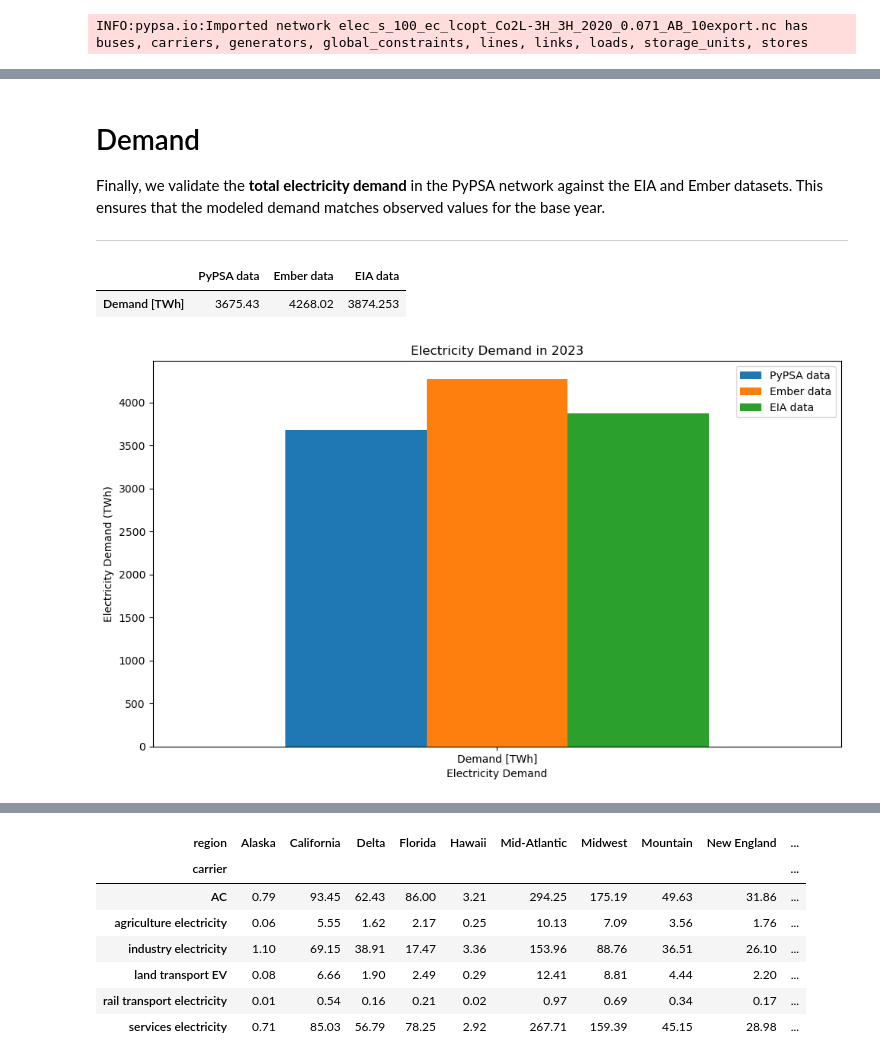
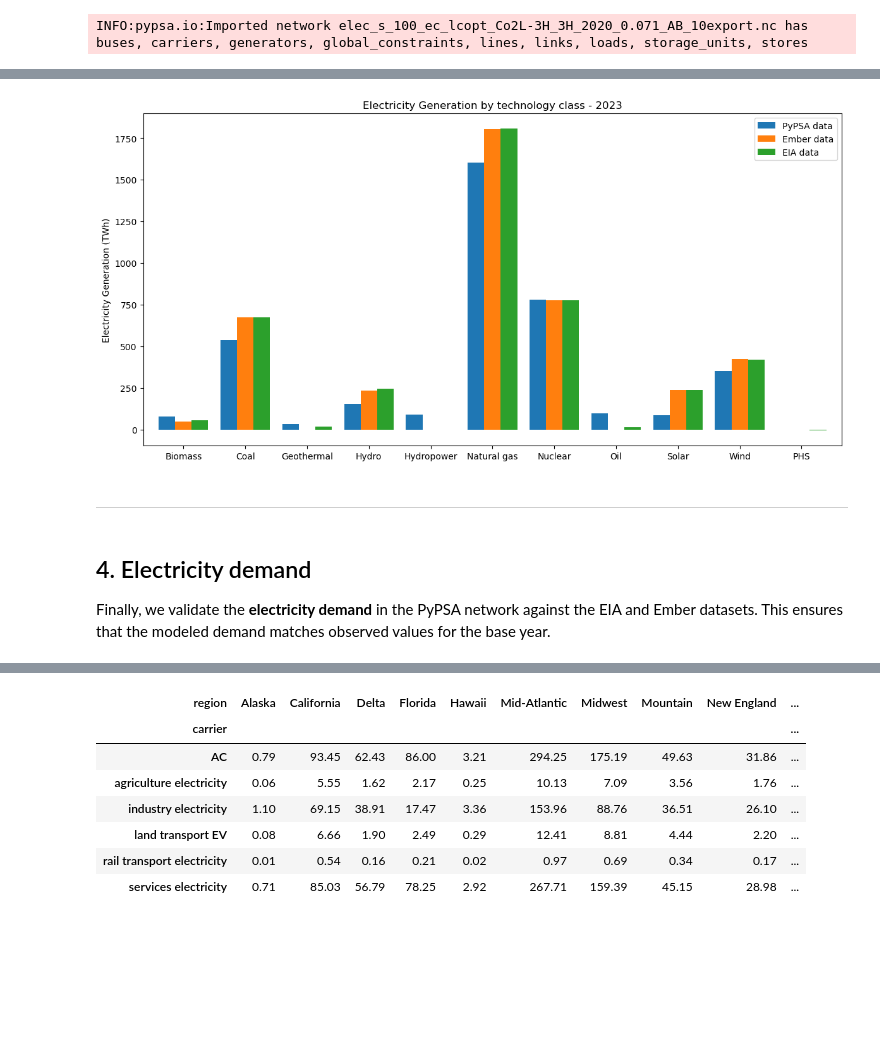
Before and after one commit to open-energy-transition/efuels-supply-potentials, a Jupyter notebook: notebooks/validation_EIA_Ember.ipynb, the cells around one changed output, grey strips where cells are left out. Drawn from its saved outputs; the diff is of its cells as text; code cells hidden in the pictures; blank space fills up the shorter version.

```diff
--- a/notebooks/validation_EIA_Ember.ipynb
+++ b/notebooks/validation_EIA_Ember.ipynb
@@ -644,0 +613,13 @@ plt.tight_layout()
+# %%
+ac_balance = base_network.statistics.energy_balance().xs("AC", level=2)
+ac_total = (ac_balance[ac_balance>0]/1e6).unstack().sum().rename({
+        "CCGT": "Natural gas",  "OCGT": "Natural gas", "Csp": "Solar",
+        "biomass EOP": "Biomass", "biomass": "Biomass", "coal": "Coal",
+        "oil": "Oil", "urban central gas CHP": "Natural gas",
+        "urban central solid biomass CHP": "Biomass",
+        "solar": "Solar", "Run of River": "Hydropower", "Reservoir & Dam": "Hydro",
+        "Onshore Wind": "Wind", "offwind": "Wind", "Offshore Wind (DC)": "Wind",
+    }).to_frame('PyPSA data').groupby(level=0).sum().round(2)
+
+pypsa_gen_final = ac_total[ac_total > 0].dropna()
+pypsa_gen_final.drop(['DC'], inplace=True)
@@ -645,6 +629,15 @@ plt.tight_layout()
+# %%
+generation_df.plot(kind="bar", figsize=(12, 6), width=0.8)
+plt.title(f"Electricity Generation by technology class - {horizon}")
+plt.ylabel("Electricity Generation (TWh)")
+plt.xticks(rotation=0)
+plt.legend(loc='upper right')
+plt.tight_layout()
+# %% [output]
+[figure, added]
+# %% [markdown]
+---
 # %% [markdown]
-# Demand
+## 4. Electricity demand
 
-Finally, we validate the **total electricity demand** in the PyPSA network against the EIA and Ember datasets. This ensures that the modeled demand matches observed values for the base year.
-
----
+Finally, we validate the **electricity demand** in the PyPSA network against the EIA and Ember datasets. This ensures that the modeled demand matches observed values for the base year.
@@ -656,18 +643,0 @@ EIA_demand = preprocess_eia_demand(eia_demand_path, horizon)
-# %%
-demand_df = pd.DataFrame(
-    {"PyPSA data": [pypsa_demand.sum().sum()], "Ember data": [demand_ember], "EIA data": [EIA_demand.sum().iloc[0]]})
-demand_df.index = ["Demand [TWh]"]
-demand_df
-# %% [output]
-|  | PyPSA data | Ember data | EIA data |
-| Demand [TWh] | 3675.43 | 4268.02 | 3874.253 |
-# %%
-demand_df.plot(kind="bar", figsize=(10, 6), width=0.8)
-plt.title(f"Electricity Demand in {horizon}")
-plt.ylabel("Electricity Demand (TWh)")
-plt.xticks(rotation=0)
-plt.xlabel("Electricity Demand")
-plt.legend(loc='upper right')
-plt.tight_layout()
-# %% [output]
-[figure, removed]
```
Also changed, not shown: parts of 35 cells of this notebook.
